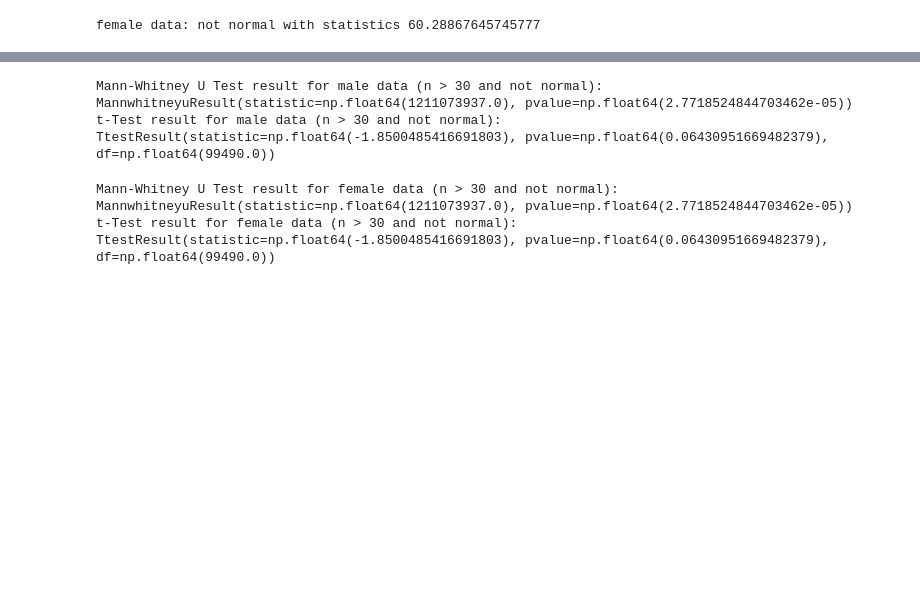
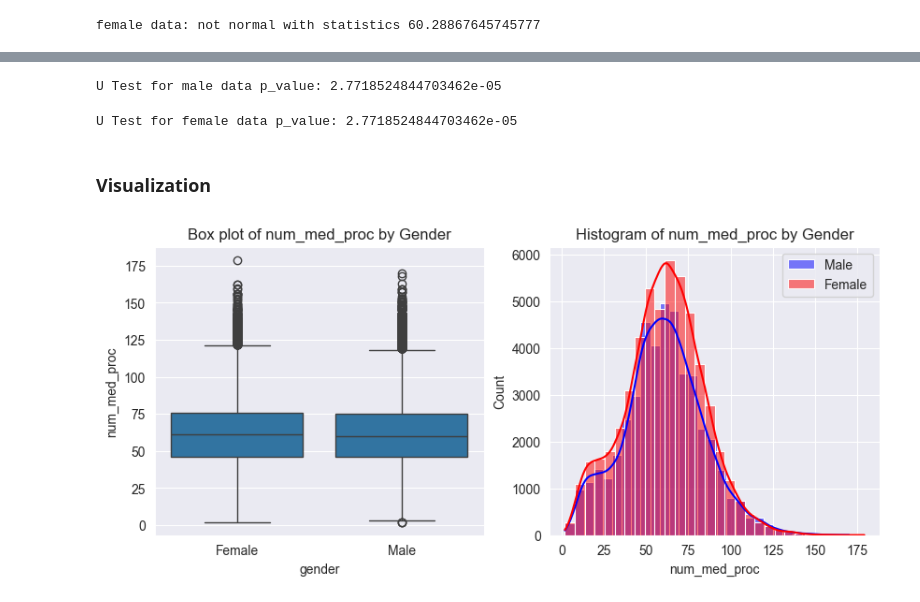
Before and after one commit to charlesyifanli/python_and_data, a Jupyter notebook: 1011_t/aim02.ipynb, the cells around one changed output, grey strips where cells are left out. Saved outputs shown, nothing was run; the diff lists cells and outputs as text; code cells hidden in the pictures; blank space fills up the shorter version.

```diff
--- a/1011_t/aim02.ipynb
+++ b/1011_t/aim02.ipynb
@@ -71,27 +76,31 @@ female data: not normal with statistics 60.28867645745777
 # %%
 n_male = len(male_data)
 n_female = len(female_data)
-# %%
-if n_male < 30 and is_male_normal:
-    t_test_result_male = stats.ttest_ind(male_data, female_data)
-    print(f"t-Test result for male data (n < 30 and normal): {t_test_result_male}")
-elif n_male > 30 and not is_male_normal:
-    mann_whitney_result_male = stats.mannwhitneyu(male_data, female_data)
-    print(f"Mann-Whitney U Test result for male data (n > 30 and not normal): {mann_whitney_result_male}")
-    t_test_result_male = stats.ttest_ind(male_data, female_data)
-    print(f"t-Test result for male data (n > 30 and not normal): {t_test_result_male}")
-# %% [output]
-Mann-Whitney U Test result for male data (n > 30 and not normal): MannwhitneyuResult(statistic=np.float64(1211073937.0), pvalue=np.float64(2.7718524844703462e-05))
-t-Test result for male data (n > 30 and not normal): TtestResult(statistic=np.float64(-1.8500485416691803), pvalue=np.float64(0.06430951669482379), df=np.float64(99490.0))
+# %%
+mann_whitney_result_male = stats.mannwhitneyu(male_data, female_data)
+print(f"U Test for male data p_value: {mann_whitney_result_male.pvalue}")
+# %% [output]
+U Test for male data p_value: 2.7718524844703462e-05
 # %%
-if n_female < 30 and is_female_normal:
-    t_test_result_female = stats.ttest_ind(male_data, female_data)
-    print(f"t-Test result for female data (n < 30 and normal): {t_test_result_female}")
-elif n_female > 30 and not is_female_normal:
-    mann_whitney_result_female = stats.mannwhitneyu(male_data, female_data)
-    print(f"Mann-Whitney U Test result for female data (n > 30 and not normal): {mann_whitney_result_female}")
-    t_test_result_female = stats.ttest_ind(male_data, female_data)
-    print(f"t-Test result for female data (n > 30 and not normal): {t_test_result_female}")
+mann_whitney_result_female = stats.mannwhitneyu(male_data, female_data)
+print(f"U Test for female data p_value: {mann_whitney_result_female.pvalue}")
 # %% [output]
-Mann-Whitney U Test result for female data (n > 30 and not normal): MannwhitneyuResult(statistic=np.float64(1211073937.0), pvalue=np.float64(2.7718524844703462e-05))
-t-Test result for female data (n > 30 and not normal): TtestResult(statistic=np.float64(-1.8500485416691803), pvalue=np.float64(0.06430951669482379), df=np.float64(99490.0))
+U Test for female data p_value: 2.7718524844703462e-05
+# %% [markdown]
+### Visualization
+# %%
+fig, axes = plt.subplots(1, 2, figsize=(10, 4))
+
+plt.sca(axes[0])
+sns.boxplot(x=df['gender'][df['gender'].isin(['Male', 'Female'])].dropna(), y=df['num_med_proc'].dropna())
+plt.title('Box plot of num_med_proc by Gender')
+
+plt.sca(axes[1])
+sns.histplot(male_data, kde=True, color='blue', label='Male', bins=30)
+sns.histplot(female_data, kde=True, color='red', label='Female', bins=30)
+plt.title('Histogram of num_med_proc by Gender')
+
+plt.legend()
+plt.show()
+# %% [output]
+[figure, added]
```
Also changed, not shown: parts of 4 cells of this notebook.
